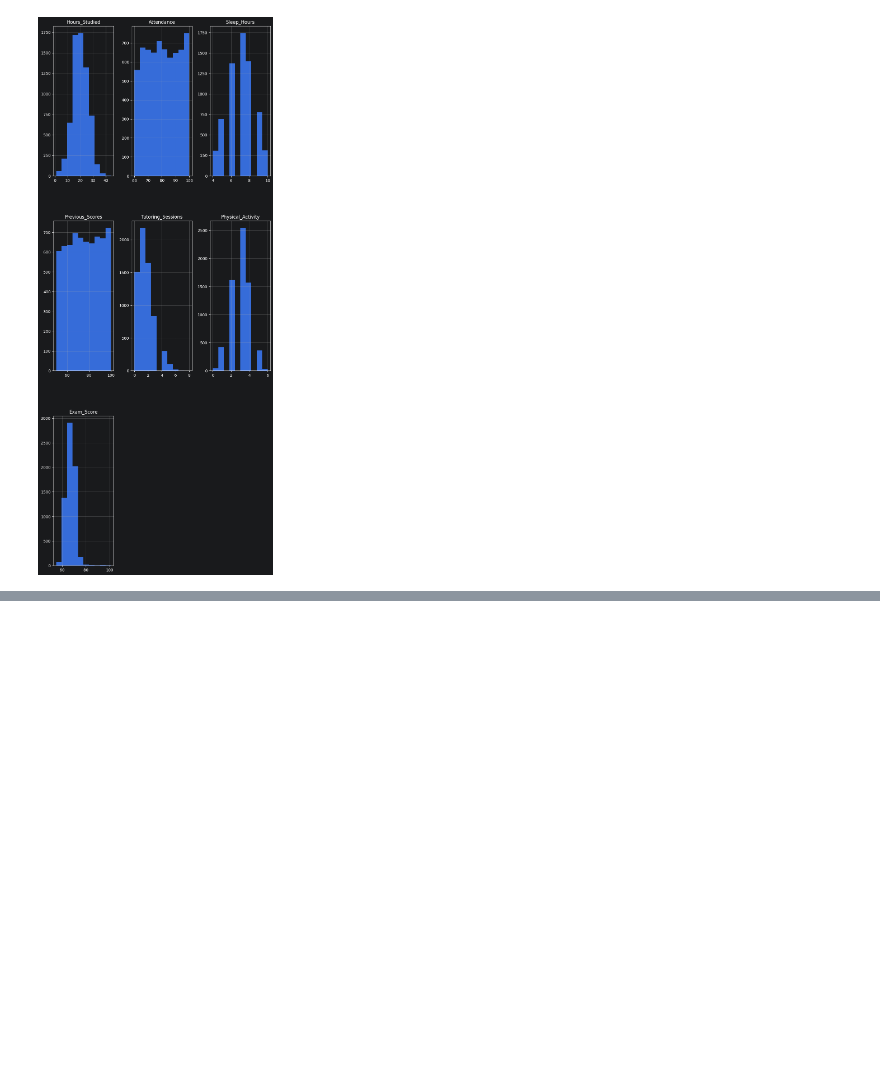
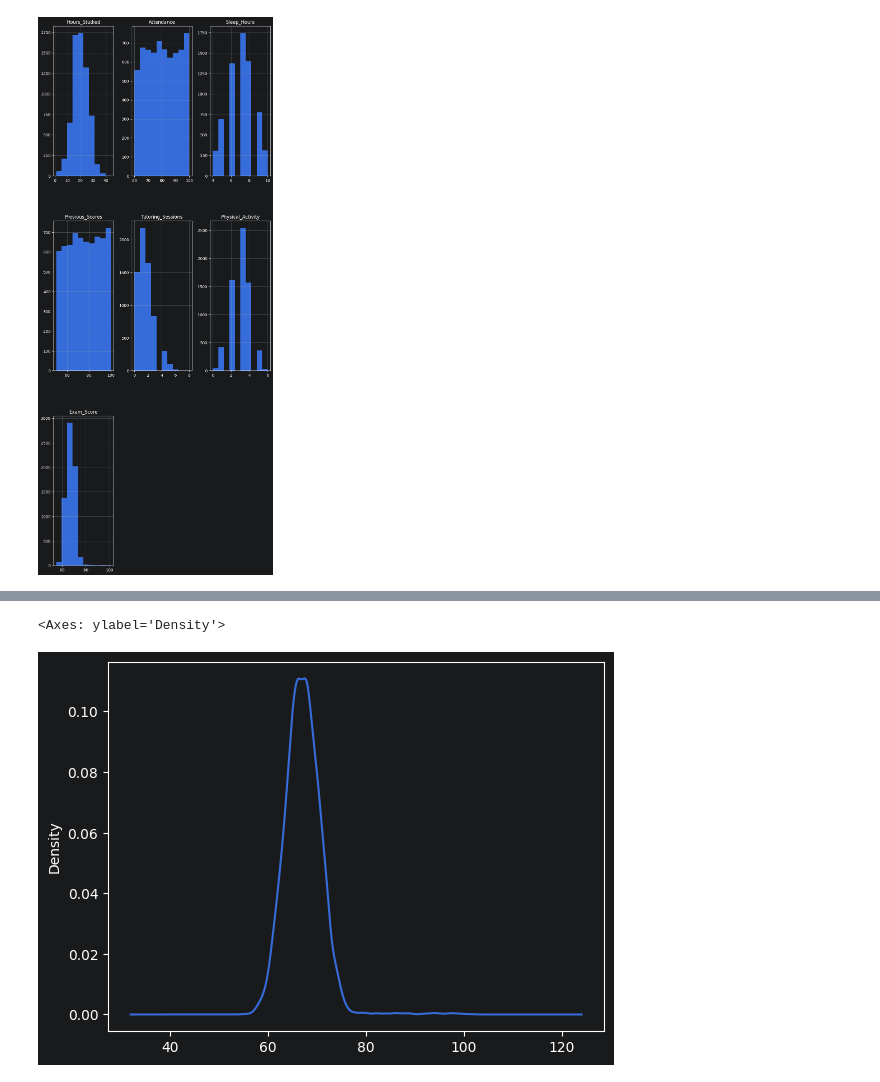
Before and after one commit to Wilbnil/Prakmas-2026, a Jupyter notebook: Oblig 1/Training and Evaluating Baseline Models.ipynb, the cells around one changed output, grey strips where cells are left out. Cells and saved outputs as stored; diff of their text form; code cells hidden in the pictures; blank space fills up the shorter version.

```diff
--- a/Oblig 1/Training and Evaluating Baseline Models.ipynb
+++ b/Oblig 1/Training and Evaluating Baseline Models.ipynb
@@ -98,3 +105,9 @@ array([[<Axes: title={'center': 'Hours_Studied'}>,
+# %%
+#Checking the Kernel Density Estimation plot for distribution analysis
+student_dataset['Exam_Score'].plot.kde()
+# %% [output]
+<Axes: ylabel='Density'>
+[figure, added]
 # %%
 # Multivarious analysis
 # Correlation
```
Also changed, not shown: parts of 1 cell of this notebook.
